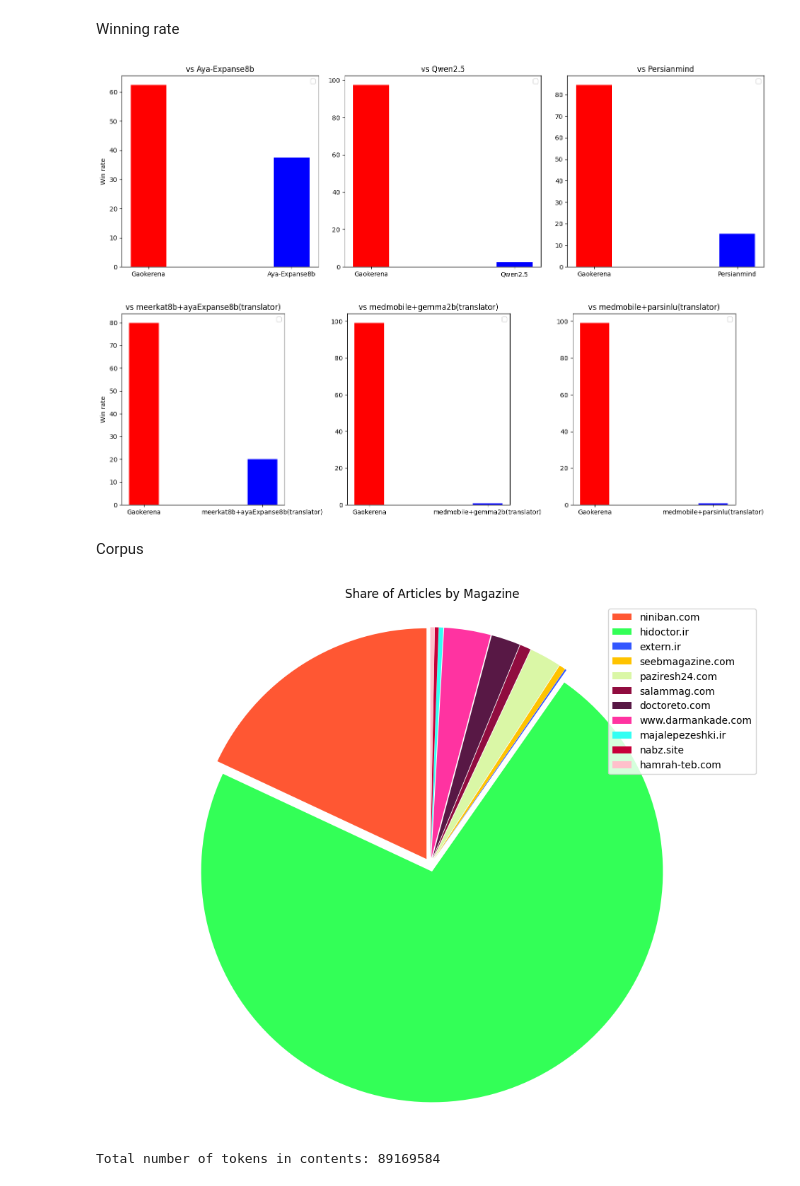
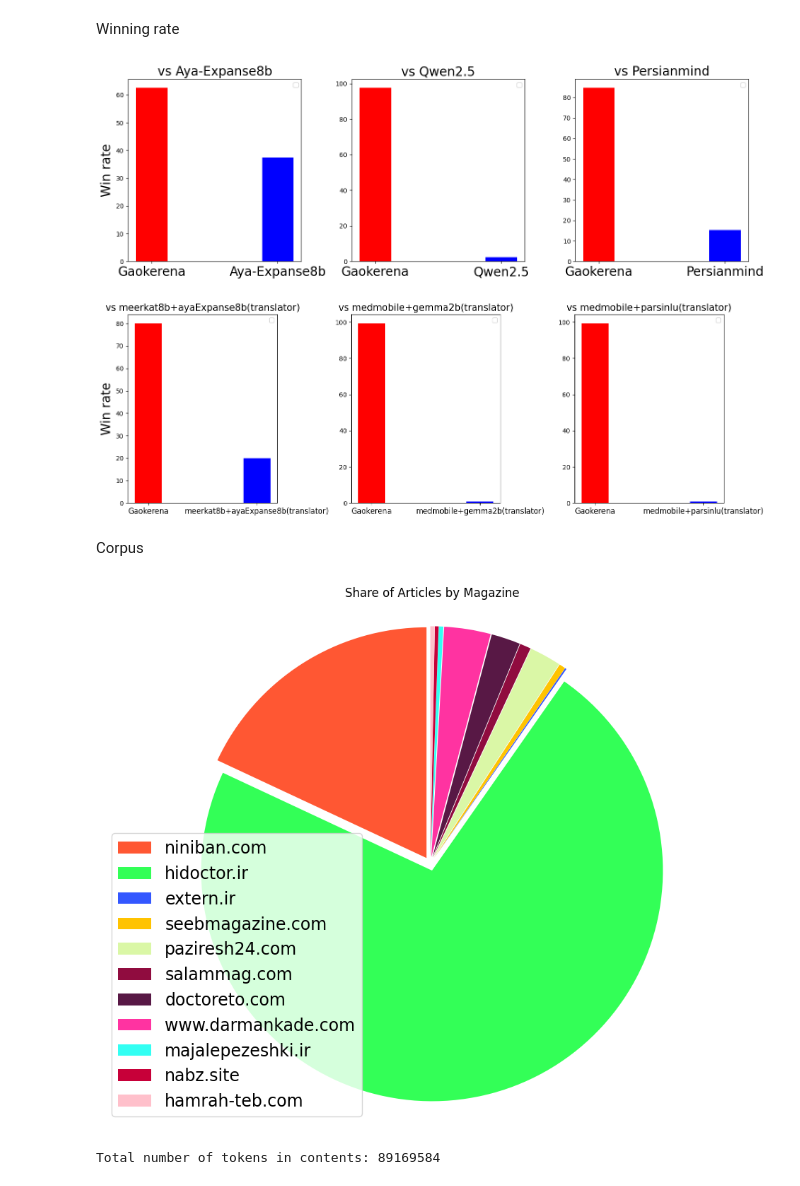
Before and after one commit to Mehrdadghassabi/Gaokerena-V, a Jupyter notebook: assets/analysis.ipynb, the cells around one changed output. Saved outputs shown, nothing was run; the diff lists cells and outputs as text; code cells hidden in the pictures.

```diff
--- a/assets/analysis.ipynb
+++ b/assets/analysis.ipynb
@@ -33,7 +33,7 @@ Winning rate
 values1 = [62.5,37.5]
 values2 = [97.55,2.45]
 values3 = [84.6, 15.4]
-
+fontsize = 20
 
 bar_width = 0.25
 x = np.arange(2)
@@ -41,36 +41,35 @@ x = np.arange(2)
 fig, axs = plt.subplots(1, 3, figsize=(15, 5))
 
 axs[0].bar(x, values1, width=bar_width, color=['r','b'])
-axs[0].set_title('vs Aya-Expanse8b')
+axs[0].set_title('vs Aya-Expanse8b', fontsize=fontsize)
 axs[0].set_xticks(x)
-axs[0].set_xticklabels(['Gaokerena', 'Aya-Expanse8b'])
+axs[0].set_xticklabels(['Gaokerena', 'Aya-Expanse8b'], fontsize=fontsize)
 axs[0].set_ylabel('Win rate')
 axs[0].legend()
 
 axs[1].bar(x, values2, width=bar_width, color=['r','b'])
-axs[1].set_title('vs Qwen2.5')
+axs[1].set_title('vs Qwen2.5', fontsize=fontsize)
 axs[1].set_xticks(x)
-axs[1].set_xticklabels(['Gaokerena', 'Qwen2.5'])
+axs[1].set_xticklabels(['Gaokerena', 'Qwen2.5'], fontsize=fontsize)
 axs[0].set_ylabel('Win rate')
 axs[1].legend()
 
 axs[2].bar(x, values3, width=bar_width, color=['r','b'])
-axs[2].set_title('vs Persianmind')
+axs[2].set_title('vs Persianmind', fontsize=fontsize)
 axs[2].set_xticks(x)
-axs[2].set_xticklabels(['Gaokerena', 'Persianmind'])
-axs[0].set_ylabel('Win rate')
+axs[2].set_xticklabels(['Gaokerena', 'Persianmind'], fontsize=fontsize)
+axs[0].set_ylabel('Win rate', fontsize=fontsize)
 axs[2].legend()
 
 # Adjust layout
 plt.tight_layout()
 plt.show()
 # %% [output]
-[figure, old version]
+[figure, new version]
 # %%
 values1 = [80.0,20.0]
 values2 = [99.2,0.8]
 values3 = [99.25, 0.75]
-
 
 bar_width = 0.25
 x = np.arange(2)
@@ -78,31 +77,31 @@ x = np.arange(2)
 fig, axs = plt.subplots(1, 3, figsize=(15, 5))
 
 axs[0].bar(x, values1, width=bar_width, color=['r','b'])
-axs[0].set_title('vs meerkat8b+ayaExpanse8b(translator)')
+axs[0].set_title('vs meerkat8b+ayaExpanse8b(translator)', fontsize=15)
 axs[0].set_xticks(x)
-axs[0].set_xticklabels(['Gaokerena', 'meerkat8b+ayaExpanse8b(translator)'])
-axs[0].set_ylabel('Win rate')
+axs[0].set_xticklabels(['Gaokerena', 'meerkat8b+ayaExpanse8b(translator)'], fontsize=12)
+axs[0].set_ylabel('Win rate', fontsize=20)
 axs[0].legend()
 
 axs[1].bar(x, values2, width=bar_width, color=['r','b'])
-axs[1].set_title('vs medmobile+gemma2b(translator)')
+axs[1].set_title('vs medmobile+gemma2b(translator)', fontsize=15)
 axs[1].set_xticks(x)
-axs[1].set_xticklabels(['Gaokerena', 'medmobile+gemma2b(translator)'])
-axs[0].set_ylabel('Win rate')
+axs[1].set_xticklabels(['Gaokerena', 'medmobile+gemma2b(translator)'], fontsize=12)
+axs[0].set_ylabel('Win rate', fontsize=20)
 axs[1].legend()
 
 axs[2].bar(x, values3, width=bar_width, color=['r','b'])
-axs[2].set_title('vs medmobile+parsinlu(translator)')
+axs[2].set_title('vs medmobile+parsinlu(translator)', fontsize=15)
 axs[2].set_xticks(x)
-axs[2].set_xticklabels(['Gaokerena', 'medmobile+parsinlu(translator)'])
-axs[0].set_ylabel('Win rate')
+axs[2].set_xticklabels(['Gaokerena', 'medmobile+parsinlu(translator)'], fontsize=12)
+axs[0].set_ylabel('Win rate', fontsize=20)
 axs[2].legend()
 
 # Adjust layout
 plt.tight_layout()
 plt.show()
 # %% [output]
-[figure, old version]
+[figure, new version]
 # %% [markdown]
 Corpus
 # %%
@@ -147,27 +146,27 @@ for index,row in df.iterrows():
 # %%
 colors = [
     '#FF5733',  # Coral Red
     '#33FF57',  # Lime Green
     '#3357FF',  # Bright Blue
     '#FFC300',  # Gold
     '#DAF7A6',  # Light Green
     '#900C3F',  # Dark Pink
     '#581845',  # Dark Purple
     '#FF33A1',  # Hot Pink
     '#33FFF3',  # Turquoise
     '#C70039',  # Crimson
     '#FFC0CB',  # Light Pink
     '#FFB300'   # Amber
 ]
 explode = (0.03,) * len(accumulators)
 plt.figure(figsize=(10*1.2, 8*1.2))
 plt.pie(accumulators, autopct=None, startangle=90, explode=explode,colors =colors)
-plt.legend(sources, loc="best")
+plt.legend(sources, loc="best", fontsize=17)
 plt.title('Share of Articles by Magazine')
 plt.axis('equal')
 plt.show()
 # %% [output]
-[figure, old version]
+[figure, new version]
 # %%
 def count_tokens_in_jsonl(jsonl_file):
     total_tokens = 0
```
Also changed, not shown: parts of 1 cell of this notebook.
